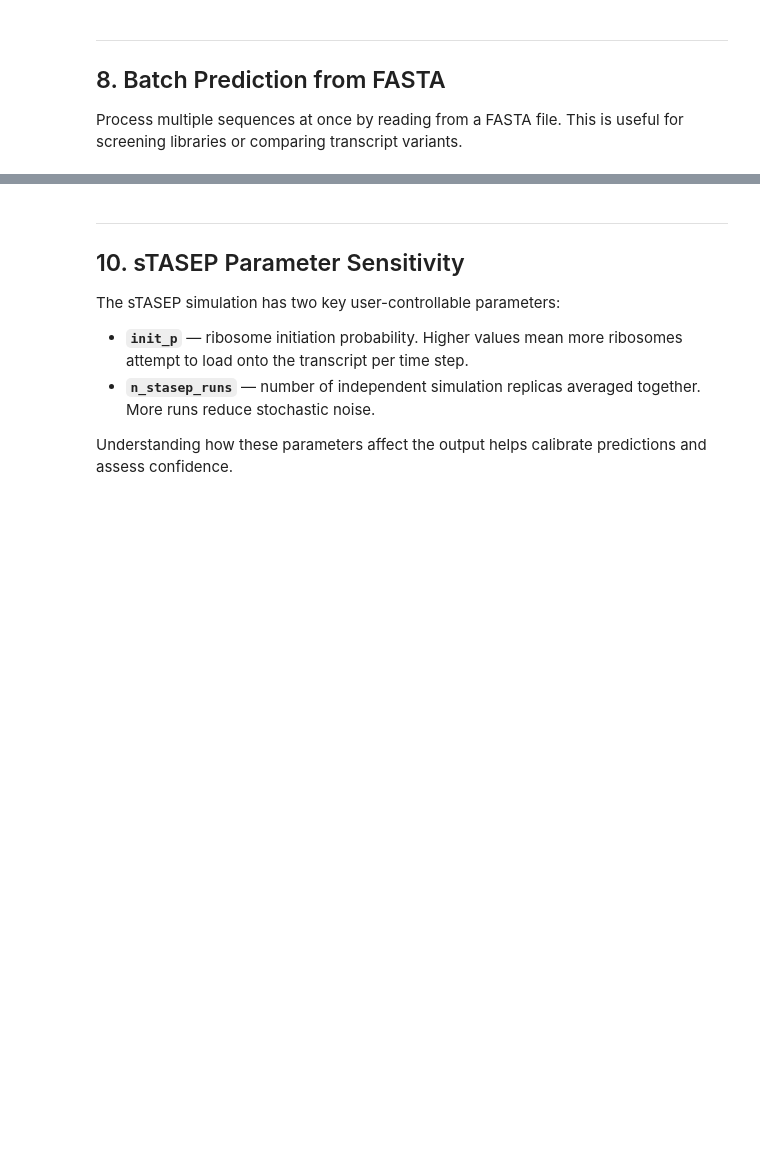
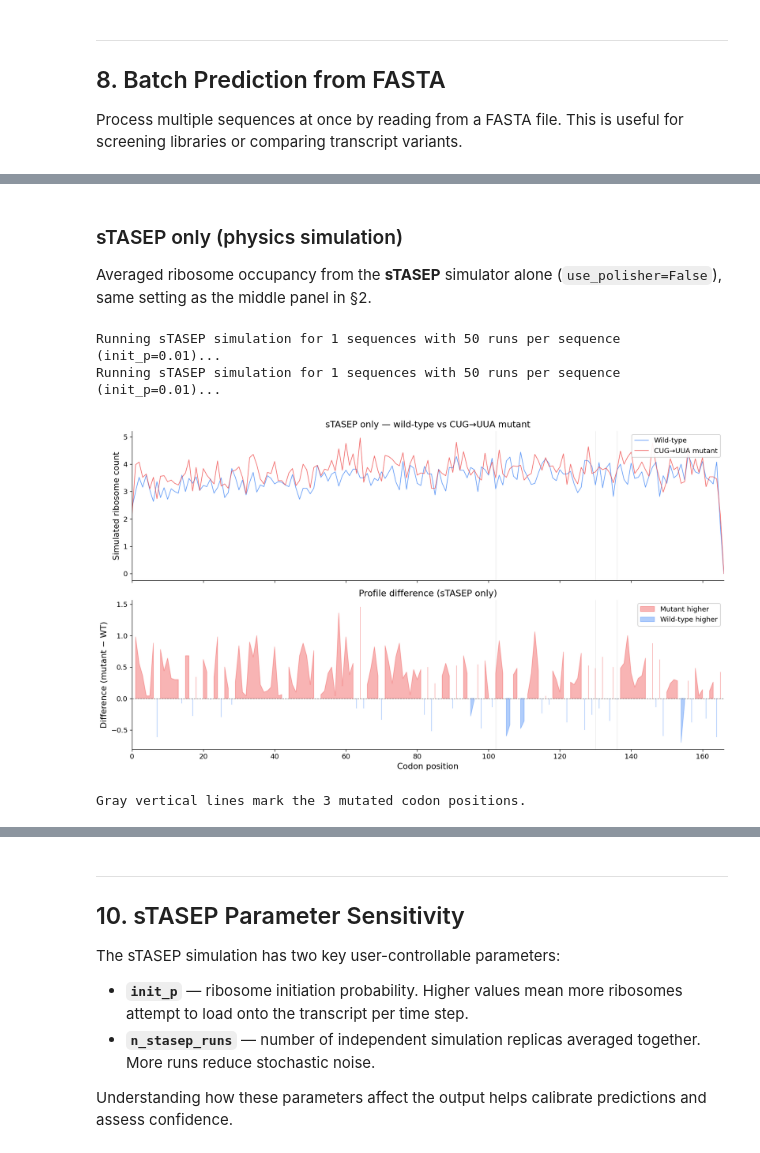
Before and after one commit to Kingsford-Group/seq2ribo, a Jupyter notebook: notebooks/demo.ipynb, the cells around one changed output, grey strips where cells are left out. Saved outputs shown, nothing was run; the diff lists cells and outputs as text; code cells hidden in the pictures; blank space fills up the shorter version.

```diff
--- a/notebooks/demo.ipynb
+++ b/notebooks/demo.ipynb
@@ -487,8 +604,8 @@ example_fasta = Path("sample_data/example_batch.fa")
 with open(example_fasta, "w") as f:
     for d in ipsc_transcripts:
         f.write(f">{d['tx_id']}\n")
-        seq = d["sequence"]
-        for i in range(0, len(seq), 80):
-            f.write(seq[i:i+80] + "\n")
+        cds_write = d["sequence"]
+        for i in range(0, len(cds_write), 80):
+            f.write(cds_write[i:i+80] + "\n")
 
 print(f"Wrote {len(ipsc_transcripts)} sequences to {example_fasta}")
@@ -503,6 +622,6 @@ batch_expr = predictor_ipsc.predict(sequences, task="protein", n_stasep_runs=50)
 
 print(f"{'Transcript':<28s} {'Codons':>8s} {'TE':>10s} {'Expression':>12s}")
 print("=" * 62)
-for header, seq, te, expr in zip(headers, sequences, batch_te, batch_expr):
-    n = len(seq) // 3
+for header, fa_seq, te, expr in zip(headers, sequences, batch_te, batch_expr):
+    n = len(fa_seq) // 3
     print(f"{header:<28s} {n:>8d} {te:>10.4f} {expr:>12.4f}")
@@ -564,0 +701,43 @@ print(f"Mutation positions: {mut_positions}")
+# %% [markdown]
+### sTASEP only (physics simulation)
+
+Averaged ribosome occupancy from the **sTASEP** simulator alone (`use_polisher=False`), same setting as the middle panel in §2.
+# %%
+# sTASEP simulation only (same averaged physics output as §2 "sTASEP only"; no Mamba polisher)
+wt_raw = predictor_ipsc.predict(wt_seq, task="riboseq", use_polisher=False, n_stasep_runs=50)[0]
+mut_raw = predictor_ipsc.predict(mut_seq, task="riboseq", use_polisher=False, n_stasep_runs=50)[0]
+
+x_syn = np.arange(len(wt_raw))
+fig, axes = plt.subplots(2, 1, figsize=(14, 8), sharex=True)
+
+axes[0].plot(x_syn, wt_raw, color="#3b82f6", linewidth=1.0, label="Wild-type", alpha=0.8)
+axes[0].plot(x_syn, mut_raw, color="#ef4444", linewidth=1.0, label="CUG→UUA mutant", alpha=0.8)
+for pos in mut_positions:
+    axes[0].axvline(pos, color="#d4d4d4", linewidth=0.4, zorder=0)
+axes[0].set_ylabel("Simulated ribosome count")
+axes[0].set_title("sTASEP only — wild-type vs CUG→UUA mutant")
+axes[0].legend(loc="upper right", framealpha=0.9)
+axes[0].set_xlim(0, len(x_syn) - 1)
+axes[0].spines[["top", "right"]].set_visible(False)
+
+diff_raw = mut_raw - wt_raw
+axes[1].fill_between(x_syn, diff_raw, where=(diff_raw > 0), color="#ef4444", alpha=0.4, label="Mutant higher")
+axes[1].fill_between(x_syn, diff_raw, where=(diff_raw < 0), color="#3b82f6", alpha=0.4, label="Wild-type higher")
+axes[1].axhline(0, color="#737373", linewidth=0.8, linestyle="--")
+for pos in mut_positions:
+    axes[1].axvline(pos, color="#d4d4d4", linewidth=0.4, zorder=0)
+axes[1].set_ylabel("Difference (mutant − WT)")
+axes[1].set_xlabel("Codon position")
+axes[1].set_title("Profile difference (sTASEP only)")
+axes[1].legend(loc="upper right", framealpha=0.9)
+axes[1].set_xlim(0, len(x_syn) - 1)
+axes[1].spines[["top", "right"]].set_visible(False)
+
+fig.tight_layout()
+plt.show()
+print(f"\nGray vertical lines mark the {len(mut_positions)} mutated codon positions.")
+# %% [output]
+Running sTASEP simulation for 1 sequences with 50 runs per sequence (init_p=0.01)...
+Running sTASEP simulation for 1 sequences with 50 runs per sequence (init_p=0.01)...
+[figure, added]
+Gray vertical lines mark the 3 mutated codon positions.
```
Also changed, not shown: parts of 29 cells of this notebook, 6 other files.
